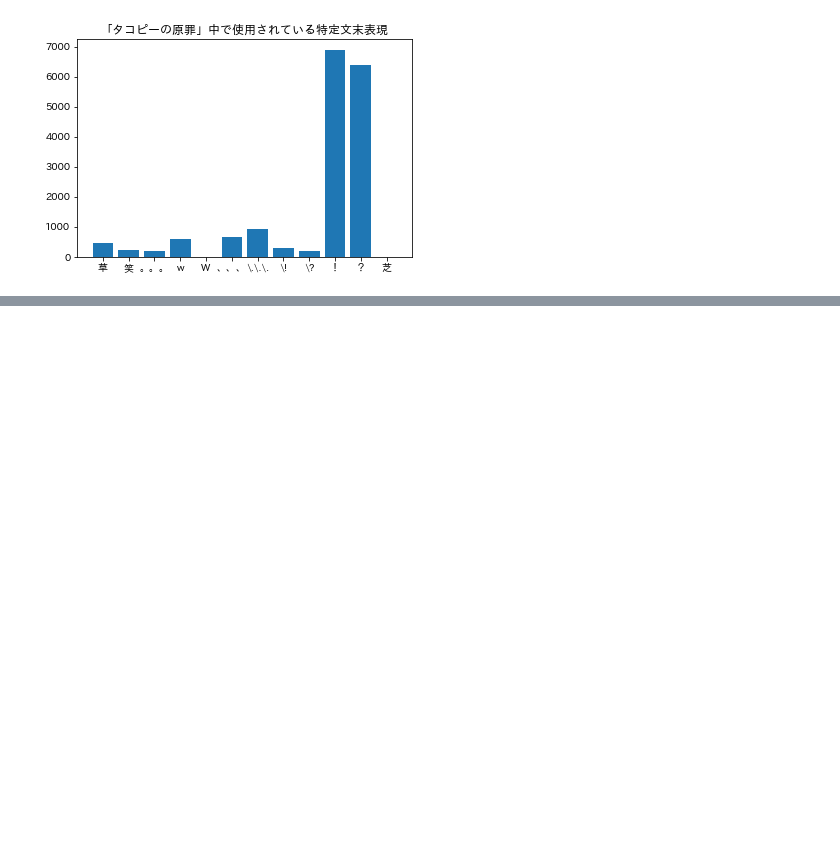
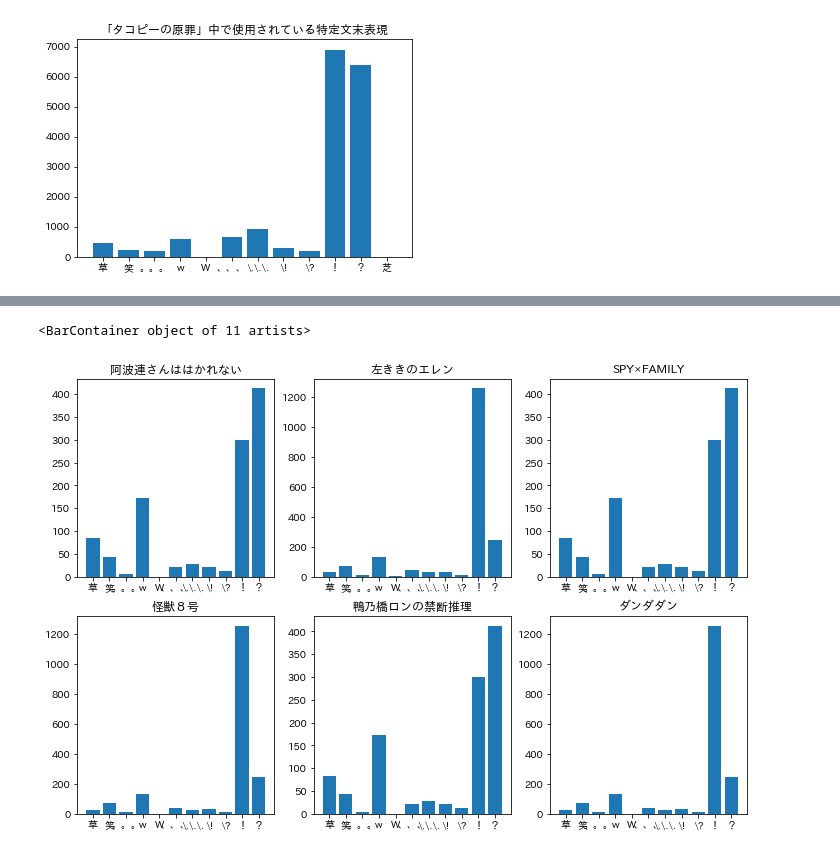
Before and after one commit to aSatoshiShimomura/ncg2022-training-DA, a Jupyter notebook: work/rin_analysis.ipynb, the cells around one changed output, grey strips where cells are left out. Saved outputs shown, nothing was run; the diff lists cells and outputs as text; code cells hidden in the pictures; blank space fills up the shorter version.

```diff
--- a/work/rin_analysis.ipynb
+++ b/work/rin_analysis.ipynb
@@ -197,9 +180,33 @@ SyntaxError: invalid syntax (1685346885.py, line 15)
 # %%
-Figure = plt.figure()#全体のグラフ作成
+Figure = plt.figure(figsize=(12,8))#全体のグラフ作成
 
-ax1 = Figure.add_subplot(2,2,1)
-ax2 = Figure.add_subplot(2,2,2)
-ax3 = Figure.add_subplot(2,2,3)
-ax4 = Figure.add_subplot(2,2,4)
+ax0 = Figure.add_subplot(2,3,1)
+ax1 = Figure.add_subplot(2,3,2)
+ax2 = Figure.add_subplot(2,3,3)
+ax3 = Figure.add_subplot(2,3,4)
+ax4 = Figure.add_subplot(2,3,5)
+ax5 = Figure.add_subplot(2,3,6)
 
-ax1.bar(x, counter_dict.values(), tick_label=list(counter_dict.keys()))
+x0 = ls[0].keys()
+x1 = ls[1].keys()
+x2 = ls[2].keys()
+x3 = ls[3].keys()
+x4 = ls[4].keys()
+x5 = ls[5].keys()
+
+ax0.set_title('阿波連さんははかれない')
+ax1.set_title('左ききのエレン')
+ax2.set_title('SPY×FAMILY')
+ax3.set_title('怪獣８号')
+ax4.set_title('鴨乃橋ロンの禁断推理')
+ax5.set_title('ダンダダン')
+
+ax0.bar(x0, ls[0].values(), tick_label=list(ls[0].keys()))
+ax1.bar(x1, ls[1].values(), tick_label=list(ls[1].keys()))
+ax2.bar(x2, ls[0].values(), tick_label=list(ls[2].keys()))
+ax3.bar(x3, ls[1].values(), tick_label=list(ls[3].keys()))
+ax4.bar(x4, ls[0].values(), tick_label=list(ls[4].keys()))
+ax5.bar(x5, ls[1].values(), tick_label=list(ls[5].keys()))
+# %% [output]
+<BarContainer object of 11 artists>
+[figure, added]
```
Also changed, not shown: parts of 3 cells of this notebook.
